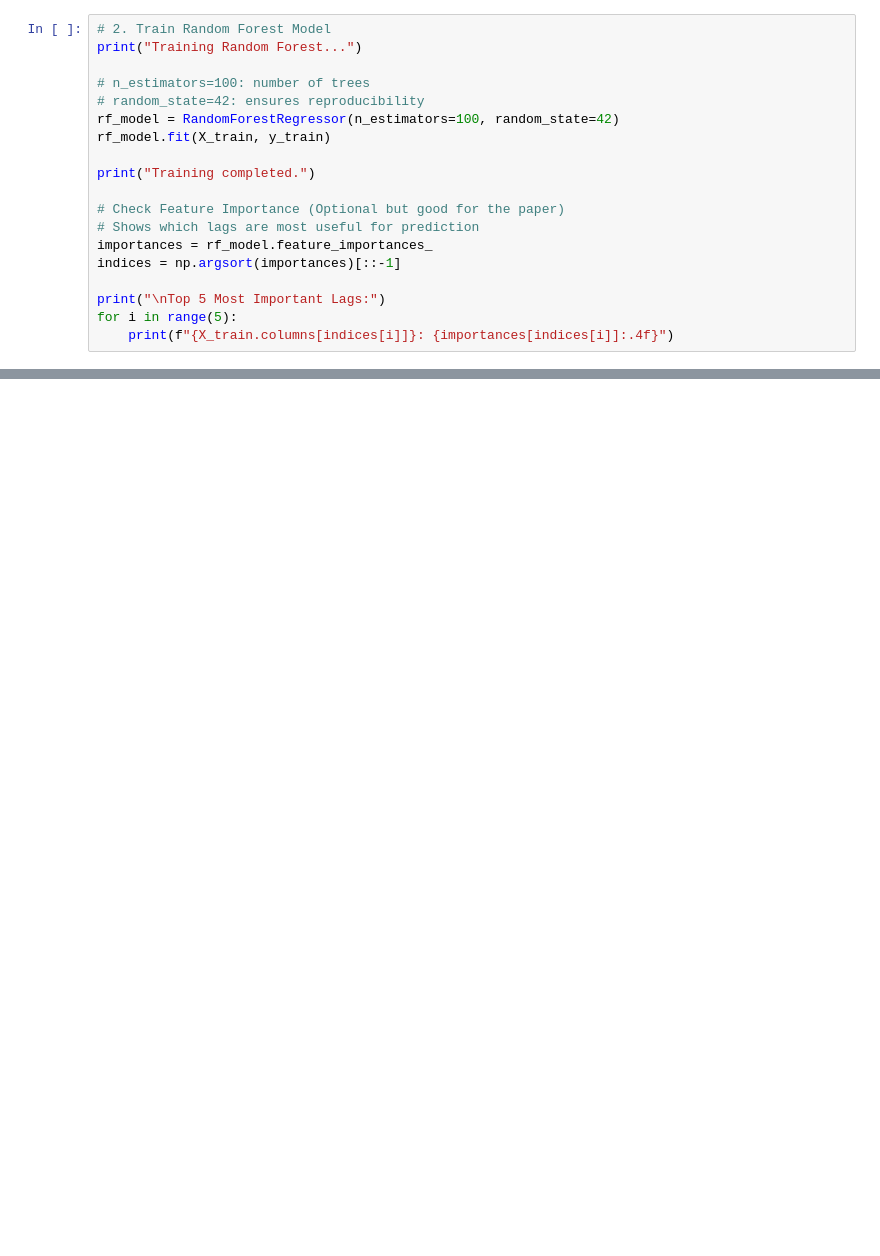
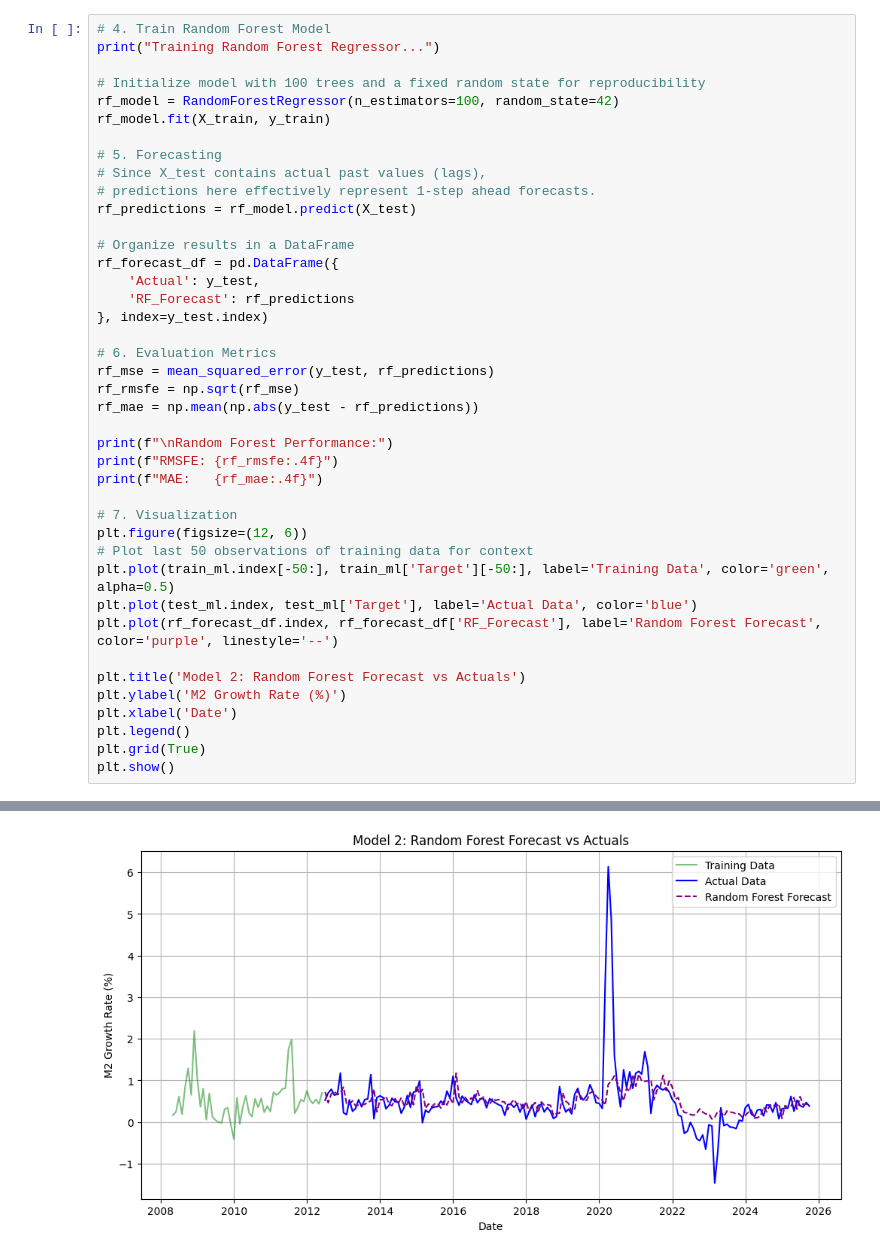
Before and after one commit to SamueleSamonini/Forecasting_M2, a Jupyter notebook: notebooks/03_ml_model.ipynb, the cells around one changed output, grey strips where cells are left out. Saved outputs shown, nothing was run; the diff lists cells and outputs as text; blank space fills up the shorter version.

```diff
--- a/notebooks/03_ml_model.ipynb
+++ b/notebooks/03_ml_model.ipynb
@@ -62,19 +64,42 @@ FileNotFoundError: [Errno 2] No such file or directory: 'M2SL.csv'
 # %%
-# 2. Train Random Forest Model
-print("Training Random Forest...")
+# 4. Train Random Forest Model
+print("Training Random Forest Regressor...")
 
-# n_estimators=100: number of trees
-# random_state=42: ensures reproducibility
+# Initialize model with 100 trees and a fixed random state for reproducibility
 rf_model = RandomForestRegressor(n_estimators=100, random_state=42)
 rf_model.fit(X_train, y_train)
 
-print("Training completed.")
+# 5. Forecasting
+# Since X_test contains actual past values (lags),
+# predictions here effectively represent 1-step ahead forecasts.
+rf_predictions = rf_model.predict(X_test)
 
-# Check Feature Importance (Optional but good for the paper)
-# Shows which lags are most useful for prediction
-importances = rf_model.feature_importances_
-indices = np.argsort(importances)[::-1]
+# Organize results in a DataFrame
+rf_forecast_df = pd.DataFrame({
+    'Actual': y_test,
+    'RF_Forecast': rf_predictions
+}, index=y_test.index)
 
-print("\nTop 5 Most Important Lags:")
-for i in range(5):
-    print(f"{X_train.columns[indices[i]]}: {importances[indices[i]]:.4f}")
+# 6. Evaluation Metrics
+rf_mse = mean_squared_error(y_test, rf_predictions)
+rf_rmsfe = np.sqrt(rf_mse)
+rf_mae = np.mean(np.abs(y_test - rf_predictions))
+
+print(f"\nRandom Forest Performance:")
+print(f"RMSFE: {rf_rmsfe:.4f}")
+print(f"MAE:   {rf_mae:.4f}")
+
+# 7. Visualization
+plt.figure(figsize=(12, 6))
+# Plot last 50 observations of training data for context
+plt.plot(train_ml.index[-50:], train_ml['Target'][-50:], label='Training Data', color='green', alpha=0.5)
+plt.plot(test_ml.index, test_ml['Target'], label='Actual Data', color='blue')
+plt.plot(rf_forecast_df.index, rf_forecast_df['RF_Forecast'], label='Random Forest Forecast', color='purple', linestyle='--')
+
+plt.title('Model 2: Random Forest Forecast vs Actuals')
+plt.ylabel('M2 Growth Rate (%)')
+plt.xlabel('Date')
+plt.legend()
+plt.grid(True)
+plt.show()
+# %% [output]
@@ -80,0 +111 @@ for i in range(5):
+[figure, added]
```
Also changed, not shown: parts of 3 cells of this notebook, 2 other files.
